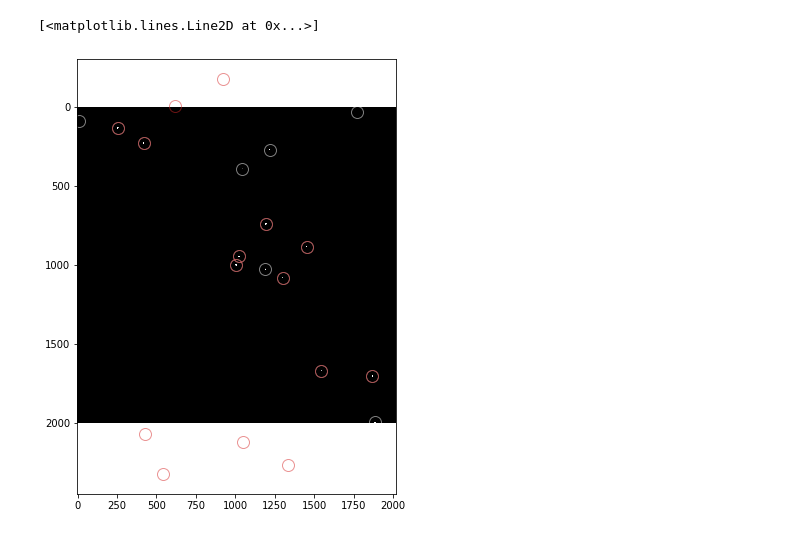
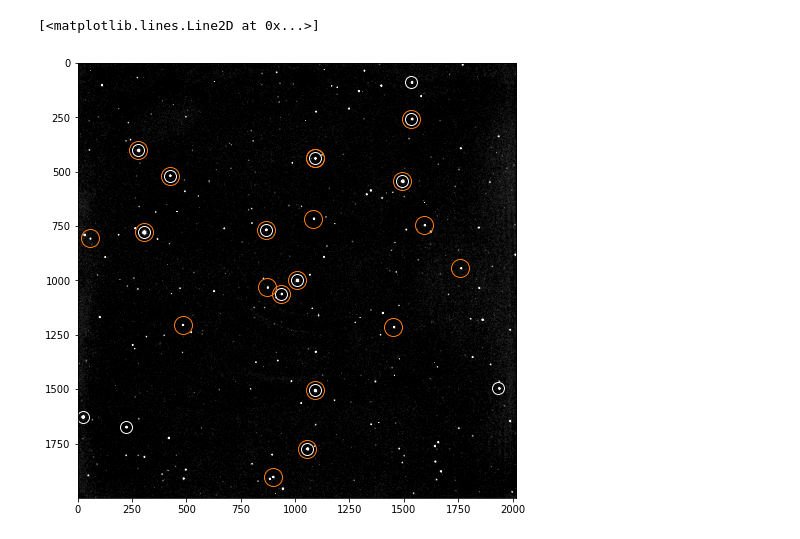
Before and after one commit to lgrcia/twirl, a Jupyter notebook: docs/notebooks/example.ipynb, the cells around one changed output. Drawn from its saved outputs; the diff is of its cells as text; code cells hidden in the pictures.

```diff
--- a/docs/notebooks/example.ipynb
+++ b/docs/notebooks/example.ipynb
@@ -7,7 +8,7 @@ import twirl
 
 %config IPCompleter.use_jedi = False
 # %%
-# opening the image and defining inputs
+# opening the image and retrieving center and field of view
 hdu = fits.open("...")[0]
 
 header = hdu.header
@@ -15,18 +16,21 @@ data = hdu.data
 
 # ra, dec in degrees
 ra, dec = header["RA"], header["DEC"]
-target = SkyCoord(ra, dec, unit="deg")
+center = SkyCoord(ra, dec, unit=["hour", "deg"])
+center = [center.ra.value, center.dec.value]
 
 # image shape and pixel size in "
 shape = data.shape
-pixel = 0.66
+pixel = 0.66 * u.arcsec
+fov = np.max(shape)*pixel.to(u.deg).value
 # %%
 # Let's find some stars and display the image
 
 stars = twirl.find_peaks(data)[0:15]
 
 plt.figure(figsize=(8,8))
-plt.imshow(data, cmap="Greys_r", vmax=800, vmin=500)
-plt.plot(*stars.T, "o", fillstyle="none", c="w", alpha=0.5, ms=12)
+med = np.median(data)
+plt.imshow(data, cmap="Greys_r", vmax=np.std(data)*5 + med, vmin=med)
+plt.plot(*stars.T, "o", fillstyle="none", c="w", ms=12)
 # %% [output]
 [<matplotlib.lines.Line2D at 0x...>]
@@ -65,9 +38,15 @@ NAXIS : 861.1548060621806  1671.3257175814354
+# %%
+# we can now compute the WCS
+gaias = twirl.gaia_radecs(center, fov/2, limit=20)
+wcs = twirl._compute_wcs(stars, gaias)
 # %%
-# To visualize the match
+# Lets check the WCS solution
+
 plt.figure(figsize=(8,8))
-plt.imshow(data, cmap="Greys_r", vmax=800, vmin=500)
-plt.plot(*stars.T, "o", fillstyle="none", c="w", alpha=0.5, ms=12)
-plt.plot(*aligned.T, "o", fillstyle="none", c="C3", alpha=0.5, ms=12)
+gaias_pixel = np.array(SkyCoord(gaias, unit="deg").to_pixel(wcs)).T
+plt.imshow(data, cmap="Greys_r", vmax=np.std(data)*2 + med, vmin=med)
+plt.plot(*stars.T, "o", fillstyle="none", c="w", ms=12)
+plt.plot(*gaias_pixel.T, "o", fillstyle="none", c="C1", ms=18)
 # %% [output]
 [<matplotlib.lines.Line2D at 0x...>]
-[figure, old version]
+[figure, new version]
```
Also changed, not shown: parts of 4 cells of this notebook, 7 other files.
